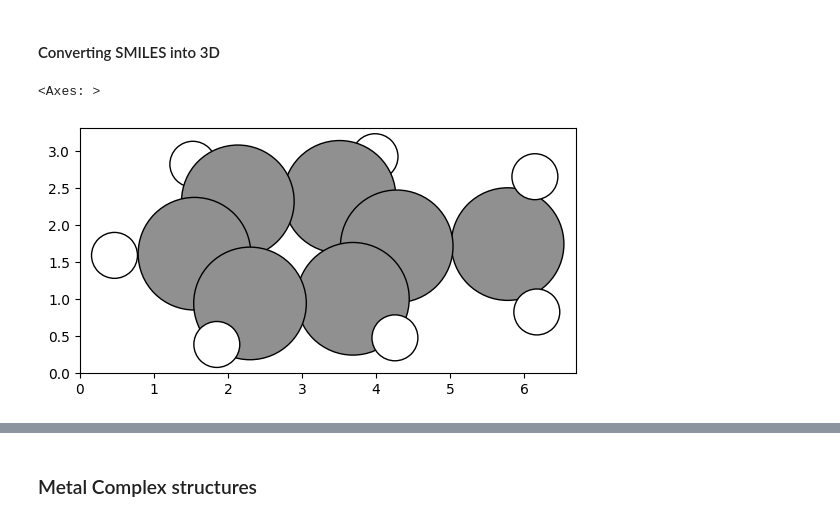
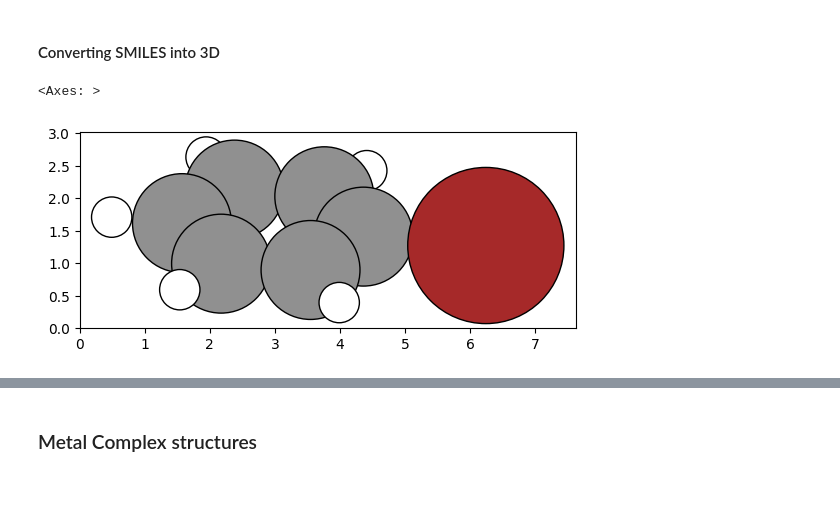
Before and after one commit to schwallergroup/blender-aichemist, a Jupyter notebook: getting_started.ipynb, the cells around one changed output, grey strips where cells are left out. Saved outputs shown, nothing was run; the diff lists cells and outputs as text; code cells hidden in the pictures; blank space fills up the shorter version.

```diff
--- a/getting_started.ipynb
+++ b/getting_started.ipynb
@@ -12,12 +10,12 @@ import autoadsorbate as au
 # %% [markdown]
 #### Converting SMILES into 3D
 # %%
-f = au.Fragment('Cc1ccccc1', to_initialize=1)
+f = au.Fragment('Brc1ccccc1', to_initialize=1)
 atoms = f.get_conformer(0)
 plot_atoms(atoms, rotation='-60x')
 # %% [output]
 <Axes: >
-[figure, old version]
+[figure, new version]
 # %%
 smiles = [
     'Cc1ccccc1',
```
Also changed, not shown: parts of 5 cells of this notebook, 5 other files.
